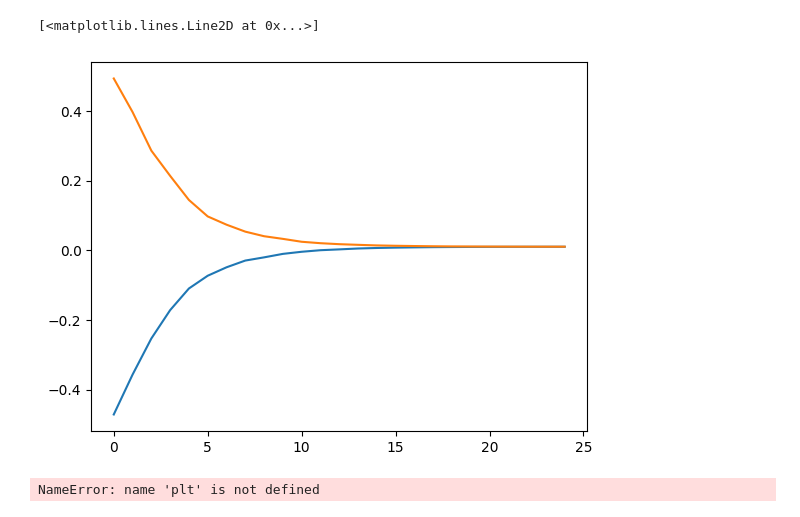
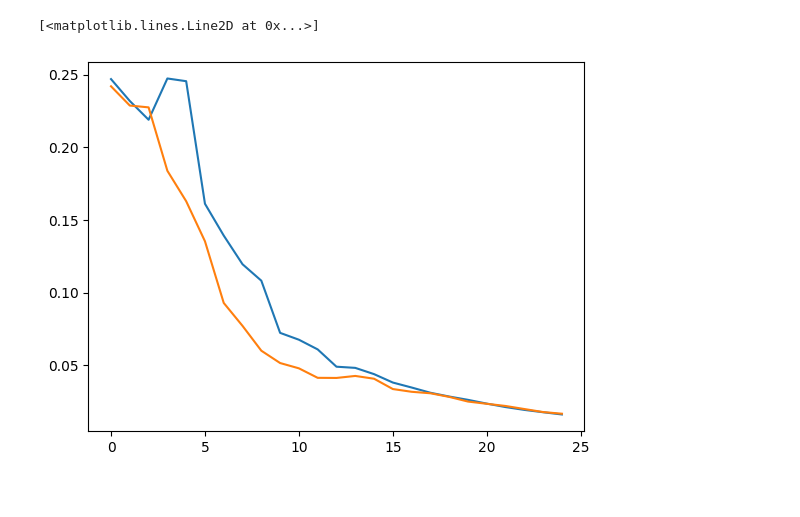
Before and after one commit to elipropp/Polarization-Dynamics, a Jupyter notebook: run_sim.ipynb, the cells around one changed output. Saved outputs shown, nothing was run; the diff lists cells and outputs as text; code cells hidden in the pictures.

```diff
--- a/run_sim.ipynb
+++ b/run_sim.ipynb
@@ -29,7 +29,3 @@ teamBDist = Distribution(
 )
 
 teamA, teamB = generateAgents(teamADist, teamBDist, agentsPerTeam=100)
-# %%
-FRACTION_MOVE = 0.25
-TOLERANCE = 0.75
-history = sim(teamA, teamB, 25, FRACTION_MOVE, TOLERANCE)
@@ -53,0 +82,16 @@ Opinions are the same! WOAH
+# %%
+import matplotlib.pyplot as plt
+
+for description_string, history in histories:
+    numAAgents = [teamA.get_num_agents() for teamA, _ in history]
+    numBAgents = [teamB.get_num_agents() for  _, teamB in history]
+    teamAMeans = [teamA.get_mean_opinions() for teamA, _ in history]
+    teamBMeans = [teamB.get_mean_opinions() for  _, teamB in history]
+    plt.title(description_string)
+    plt.plot(teamAMeans, label="Team A")
+    plt.plot(teamBMeans, label="Team B")
+    plt.show()
+    plt.title(f'{description_string} - Number of Agents')
+    plt.plot(numAAgents, label="Team A")
+    plt.plot(numBAgents, label="Team B")
+    plt.show()
@@ -54,10 +112,10 @@ Opinions are the same! WOAH
 # %%
 import matplotlib.pyplot as plt
 
-teamAMeans = [teamA.get_mean_opinions() for teamA, _ in history]
-teamBMeans = [teamB.get_mean_opinions() for  _, teamB in history]
-plt.plot(teamAMeans, label="Team A")
-plt.plot(teamBMeans, label="Team B")
+teamAStdDevs = [teamA.get_std_dev_opinions() for teamA, _ in history]
+teamBStdDevs = [teamB.get_std_dev_opinions() for  _, teamB in history]
+plt.plot(teamAStdDevs, label="Team A")
+plt.plot(teamBStdDevs, label="Team B")
 # %% [output]
 [<matplotlib.lines.Line2D at 0x...>]
-[figure, old version]
+[figure, new version]
@@ -71,5 +121,0 @@ plt.plot(teamBMeans, label="Team B")
-# %%
-plt.plot(teamAMeans)
-plt.plot(teamBMeans)
-# %% [output]
-NameError: name 'plt' is not defined
```
Also changed, not shown: parts of 5 cells of this notebook, 2 other files.
